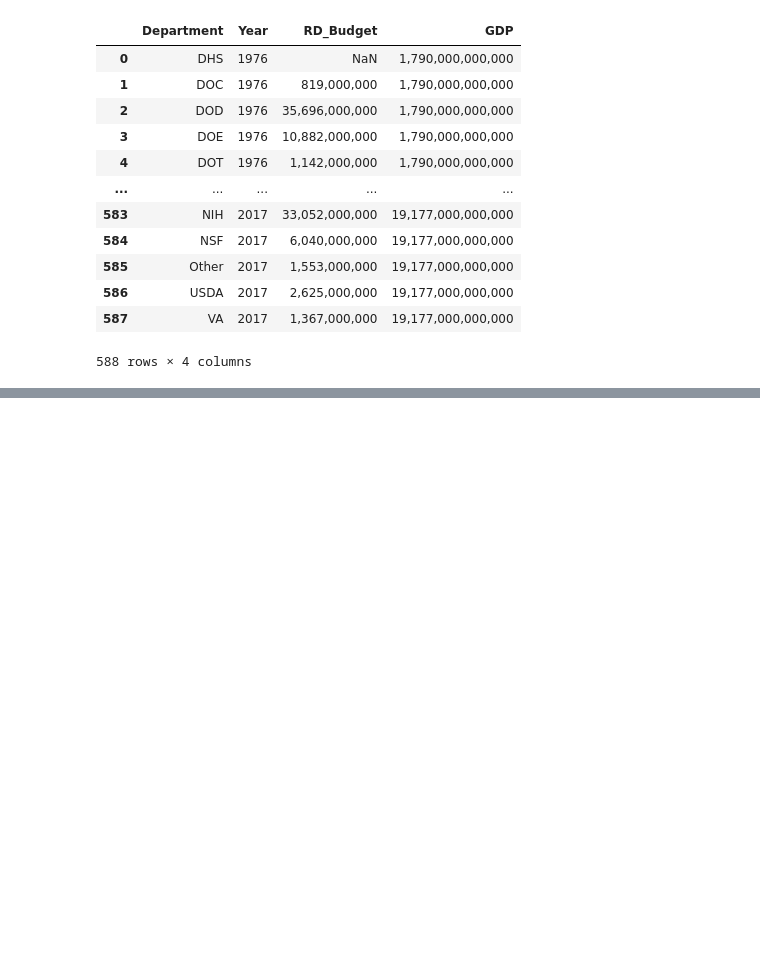
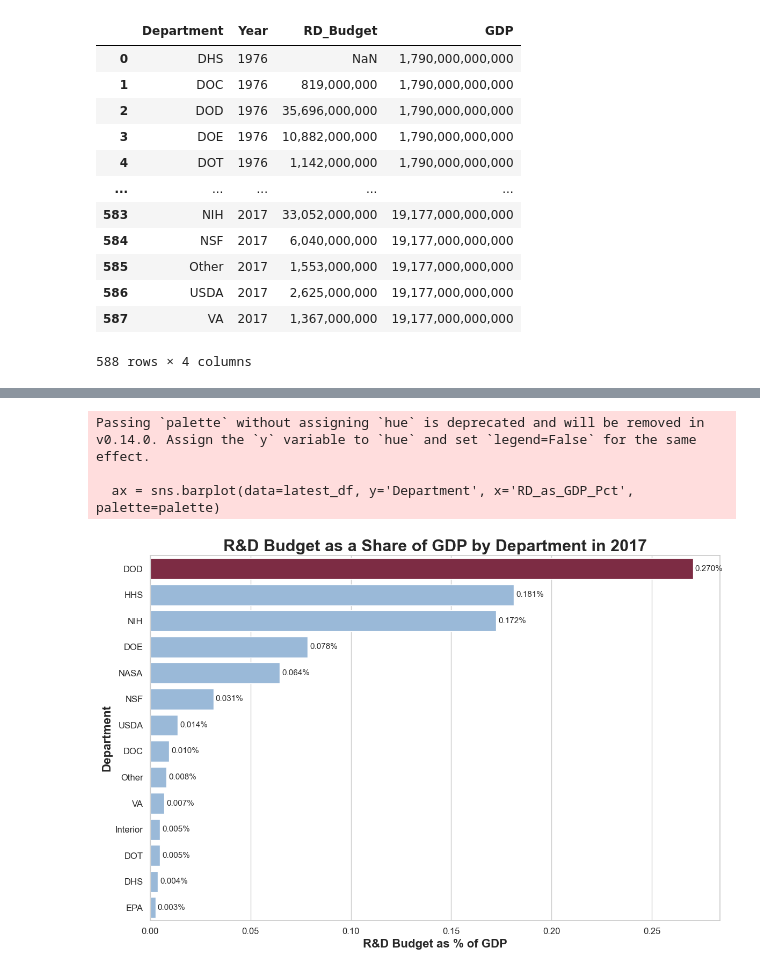
Before and after one commit to tmsantar/Santarelli-Data-Science-Portfolio, a Jupyter notebook: TidyData-Project/main.ipynb, the cells around one changed output, grey strips where cells are left out. Cells and saved outputs as stored; diff of their text form; code cells hidden in the pictures; blank space fills up the shorter version.

```diff
--- a/TidyData-Project/main.ipynb
+++ b/TidyData-Project/main.ipynb
@@ -220,0 +176,24 @@ pivot_table_RD
+# %%
+# Use the most recent year as a final comparison snapshot across departments
+latest_year = Fed_RD['Year'].max()
+latest_df = Fed_RD[Fed_RD['Year'] == latest_year].copy()
+latest_df['RD_as_GDP_Pct'] = (latest_df['RD_Budget'] / latest_df['GDP']) * 100
+latest_df = latest_df.sort_values('RD_as_GDP_Pct', ascending=False)
+
+plt.figure(figsize=(12, 8))
+palette = ['#8B1E3F' if dept == 'DOD' else '#8FB9E3' for dept in latest_df['Department']]
+ax = sns.barplot(data=latest_df, y='Department', x='RD_as_GDP_Pct', palette=palette)
+for container in ax.containers:
+    ax.bar_label(container, fmt='%.3f%%', fontsize=11, padding=3)
+plt.title(f'R&D Budget as a Share of GDP by Department in {latest_year}', fontsize=22, weight='bold')
+plt.xlabel('R&D Budget as % of GDP', fontsize=16, weight = 'bold')
+plt.ylabel('Department', fontsize=16, weight = 'bold')
+plt.xticks(fontsize=12)
+plt.yticks(fontsize=12)
+plt.tight_layout()
+plt.show()
+# %% [output]
+Passing `palette` without assigning `hue` is deprecated and will be removed in v0.14.0. Assign the `y` variable to `hue` and set `legend=False` for the same effect.
+
+  ax = sns.barplot(data=latest_df, y='Department', x='RD_as_GDP_Pct', palette=palette)
+[figure, added]
```
Also changed, not shown: parts of 24 cells of this notebook.
